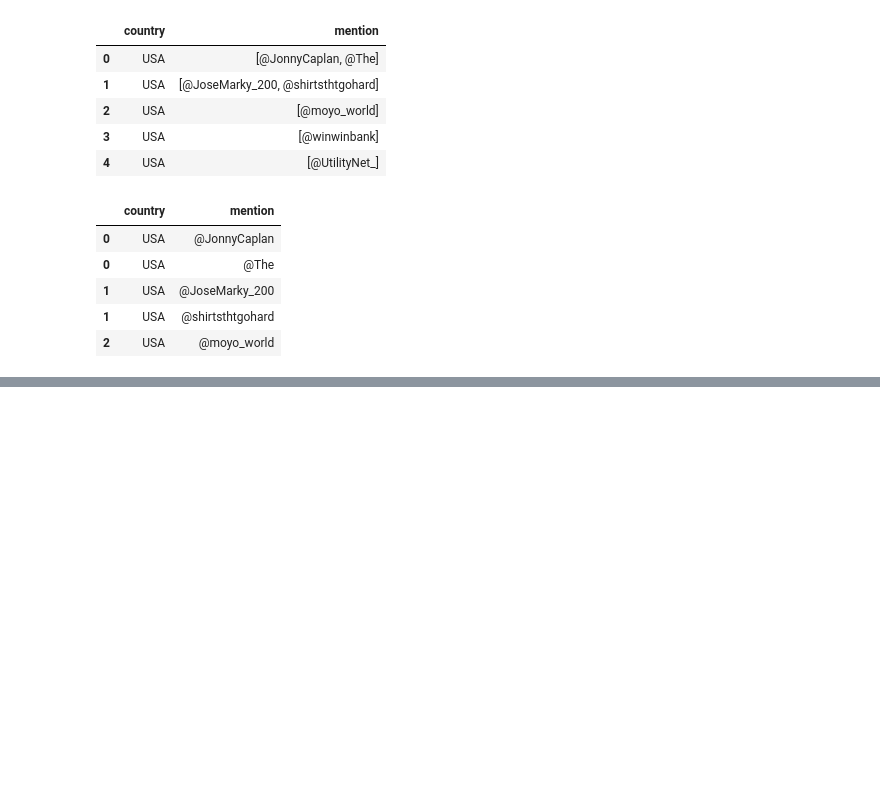
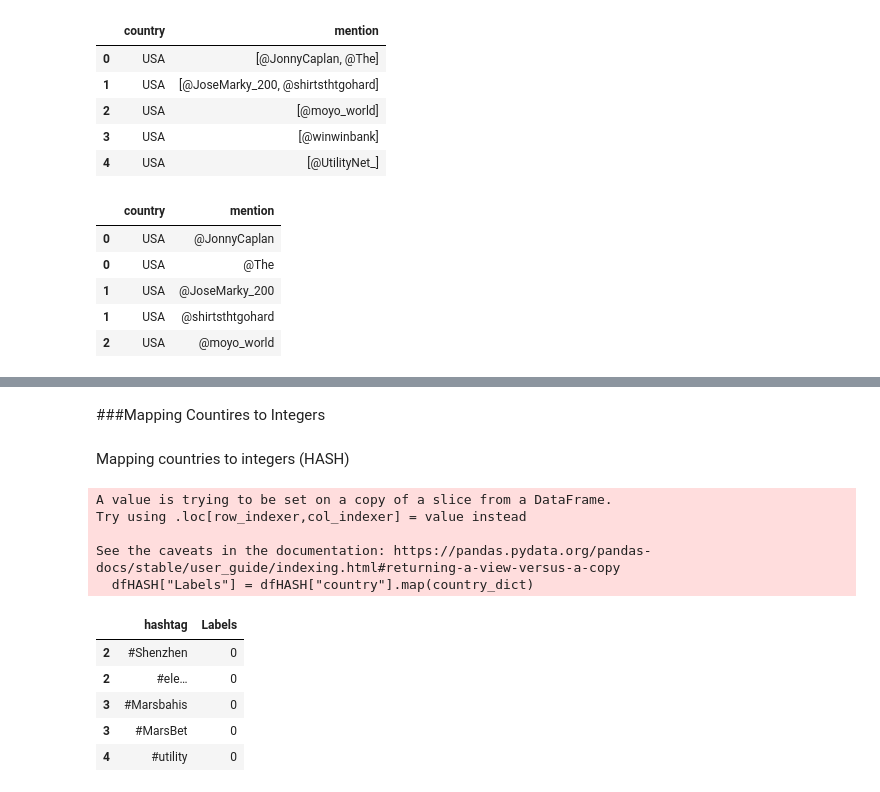
Before and after one commit to Apostolos-sc/seng544-proj-2, a Jupyter notebook: Project2_NB.ipynb, the cells around one changed output, grey strips where cells are left out. Drawn from its saved outputs; the diff is of its cells as text; code cells hidden in the pictures; blank space fills up the shorter version.

```diff
--- a/Project2_NB.ipynb
+++ b/Project2_NB.ipynb
@@ -251,0 +352,35 @@ dfMENT.head()
+# %%
+#Select number of countries that we want our model to examine (Top in # of tweets)
+num_of_top_countries = 10
+dfHASH = dfHASH[dfHASH["country"].isin(dfHASH["country"].value_counts()[:num_of_top_countries].index.values)]
+dfMENT = dfMENT[dfMENT["country"].isin(dfMENT["country"].value_counts()[:num_of_top_countries].index.values)]
+dfTEXT = dfTEXT[dfTEXT["country"].isin(dfTEXT["country"].value_counts()[:num_of_top_countries].index.values)]
+# %% [markdown]
+###Mapping Countires to Integers
+# %% [markdown]
+Mapping countries to integers (HASH)
+# %%
+num_classes = len(dfHASH["country"].value_counts())
+
+country_dict = dict()
+countries = dfHASH["country"].unique()
+for i in range(0, num_classes):
+    country_dict[countries[i]] = i
+
+dfHASH["Labels"] = dfHASH["country"].map(country_dict)
+
+#drop country, we are interested in the label only.
+dfHASH = dfHASH.drop(["country"], axis=1)
+dfHASH.head()
+# %% [output]
+A value is trying to be set on a copy of a slice from a DataFrame.
+Try using .loc[row_indexer,col_indexer] = value instead
+
+See the caveats in the documentation: https://pandas.pydata.org/pandas-docs/stable/user_guide/indexing.html#returning-a-view-versus-a-copy
+  dfHASH["Labels"] = dfHASH["country"].map(country_dict)
+|  | hashtag | Labels |
+| 2 | #Shenzhen | 0 |
+| 2 | #ele… | 0 |
+| 3 | #Marsbahis | 0 |
+| 3 | #MarsBet | 0 |
+| 4 | #utility | 0 |
```
Also changed, not shown: parts of 46 cells of this notebook.
